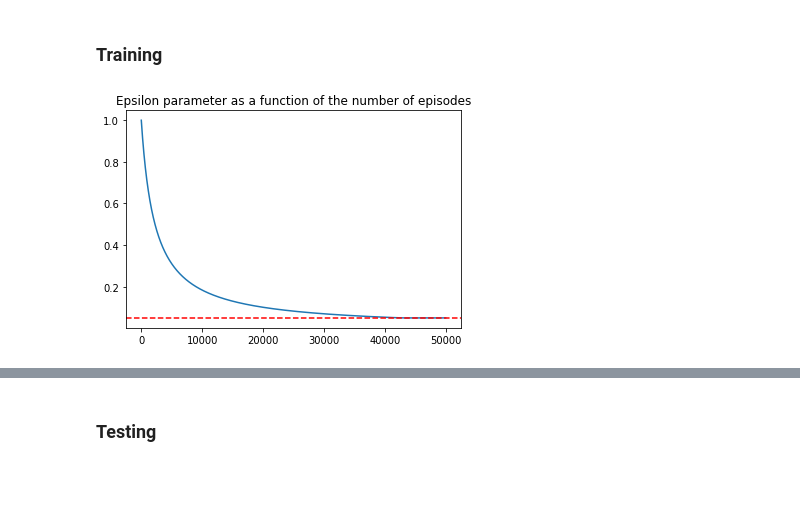
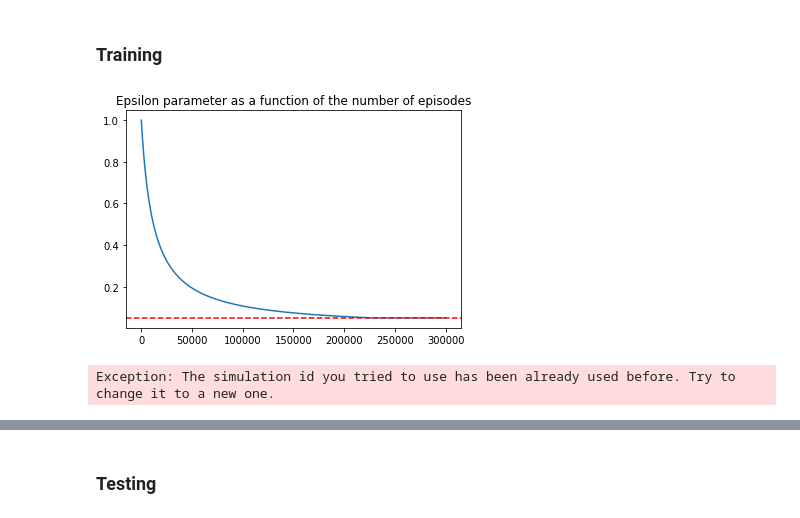
Before and after one commit to dsalgador/master-thesis, a Jupyter notebook: Q-learning/Q-learning-Simulations.ipynb, the cells around one changed output, grey strips where cells are left out. Saved outputs shown, nothing was run; the diff lists cells and outputs as text; code cells hidden in the pictures; blank space fills up the shorter version.

Commit message:
End deterministic Q-learning simulation with 240.000 iterations, n=5, k=2

```diff
--- a/Q-learning/Q-learning-Simulations.ipynb
+++ b/Q-learning/Q-learning-Simulations.ipynb
@@ -178,45 +178,45 @@ learning_rate0 = 1
 learning_rate_decay = 0
 
 episode_length = 30
-discount_rate = 0.95
+discount_rate = 0.9
 
-episodes = 50*10**3
-episodes_epsilon_min = 0.045*episodes
+episodes = 3*10**5
+episodes_epsilon_min = 0.04*episodes
 
 # Output's frequencies
 train_freq = 10**2 # 10**4
 train_vis_freq =  10**3
 train_rew_freq =  10**2
 train_Q_freq =  10**3
 
 epsilon0 = 1.0
 epsilon_decay =( 1./(episodes_epsilon_min) )
 epsilon_min = 0.05
 
 verbose = False
 verbose_info = False
 
 seed = 42
 
-simulation_id = 11
+simulation_id = 13
 
 # Visualization of the epsilon parameter value that will be present duing the simulation
 % matplotlib inline
 
 def epsilon_fnc(x, epsilon0 = epsilon0, decay = epsilon_decay, epsilon_min = epsilon_min):
     e_mins = epsilon_min * np.ones(len(x))
     eps = epsilon0 / (1.0 + (x-1)*epsilon_decay)
     return np.maximum(e_mins, eps )
 
 t = np.arange(1, episodes, 1)
 epsilon = epsilon_fnc(t)
 
 plt.plot(t, epsilon)
 plt.axhline(y= epsilon_min, xmin=0, xmax=episodes, hold=None, color = "Red", linestyle = '--')
 
 plt.title("Epsilon parameter as a function of the number of episodes");
 # %% [output]
-[figure, old version]
+[figure, new version]
 # %%
 train_visualization_steps = []
 train_rewards_list = []
@@ -240,6 +240,8 @@ else:
 
 
 ut.save_obj(toy_system, simulation_directory+"/system-sim"+f"{simulation_id}")
+# %% [output]
+Exception: The simulation id you tried to use has been already used before. Try to change it to a new one.
 # %%
 def episodic_train_Q_epsilon(
             epsilon0 = epsilon0,
```
Also changed, not shown: parts of 10 cells of this notebook.
